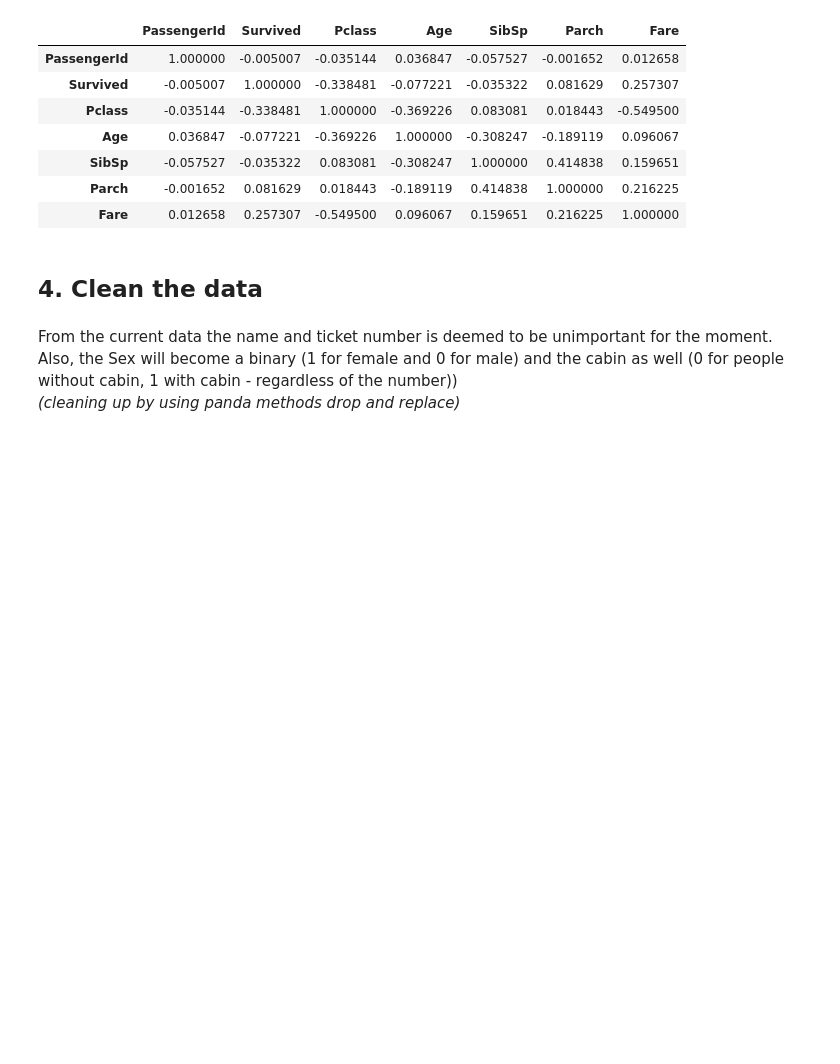
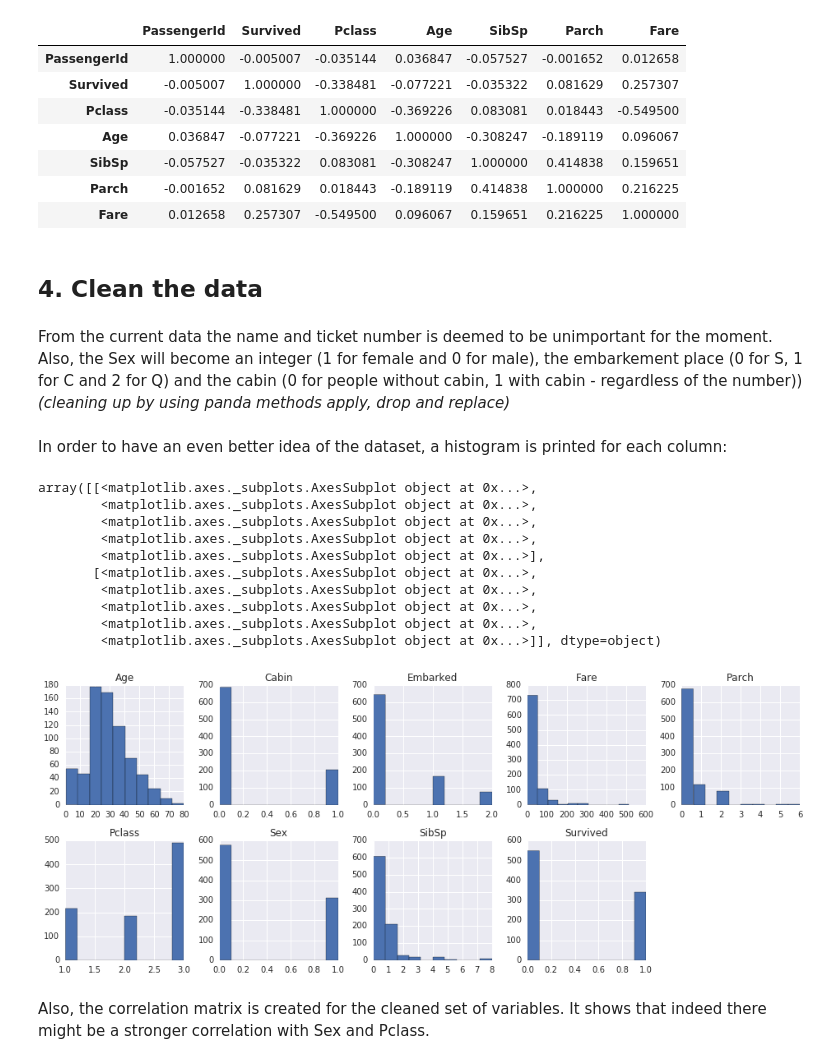
Before and after one commit to gxexakis/Kaggle, a Jupyter notebook: titanic/titanic_gx.ipynb, the cells around one changed output. Cells and saved outputs as stored; diff of their text form; code cells hidden in the pictures; blank space fills up the shorter version.

```diff
--- a/titanic/titanic_gx.ipynb
+++ b/titanic/titanic_gx.ipynb
@@ -114,5 +129,5 @@ train.corr()
 # %% [markdown]
 ## 4. Clean the data
 # %% [markdown]
-From the current data the name and ticket number is deemed to be unimportant for the moment. Also, the Sex will become a binary (1 for female and 0 for male) and the cabin as well (0 for people without cabin, 1 with cabin - regardless of the number))
-_(cleaning up by using panda methods drop and replace)_
+From the current data the name and ticket number is deemed to be unimportant for the moment. Also, the Sex will become an integer (1 for female and 0 for male), the embarkement place (0 for S, 1 for C and 2 for Q) and the cabin (0 for people without cabin, 1 with cabin - regardless of the number))
+_(cleaning up by using panda methods apply, drop and replace)_
@@ -120,0 +134,31 @@ ctrain = train.drop(["Name","Ticket"],axis=1).replace({"Sex": {"female": 1, "mal
+# %%
+ctrain = train.drop(["Name","Ticket"],axis=1).replace({"Sex": {"female": 1, "male":0}})
+ctrain["Cabin"]=ctrain["Cabin"].apply(lambda x: 1 if pd.notnull(x) else 0)
+
+def embarked_letters_to_integers(letter):
+    if letter == "S":
+        return 0
+    elif letter == "C":
+        return 1
+    elif letter == "Q":
+        return 2
+
+ctrain["Embarked"]=ctrain["Embarked"].apply(embarked_letters_to_integers)
+# %% [markdown]
+In order to have an even better idea of the dataset, a histogram is printed for each column:
+# %%
+ctrain.drop(["PassengerId"],axis=1).hist(figsize=(16,6),layout=(2,5))
+# %% [output]
+array([[<matplotlib.axes._subplots.AxesSubplot object at 0x...>,
+        <matplotlib.axes._subplots.AxesSubplot object at 0x...>,
+        <matplotlib.axes._subplots.AxesSubplot object at 0x...>,
+        <matplotlib.axes._subplots.AxesSubplot object at 0x...>,
+        <matplotlib.axes._subplots.AxesSubplot object at 0x...>],
+       [<matplotlib.axes._subplots.AxesSubplot object at 0x...>,
+        <matplotlib.axes._subplots.AxesSubplot object at 0x...>,
+        <matplotlib.axes._subplots.AxesSubplot object at 0x...>,
+        <matplotlib.axes._subplots.AxesSubplot object at 0x...>,
+        <matplotlib.axes._subplots.AxesSubplot object at 0x...>]], dtype=object)
+[figure, added]
+# %% [markdown]
+Also, the correlation matrix is created for the cleaned set of variables. It shows that indeed there might be a stronger correlation with Sex and Pclass.
```
Also changed, not shown: parts of 8 cells of this notebook, 3 other files.
